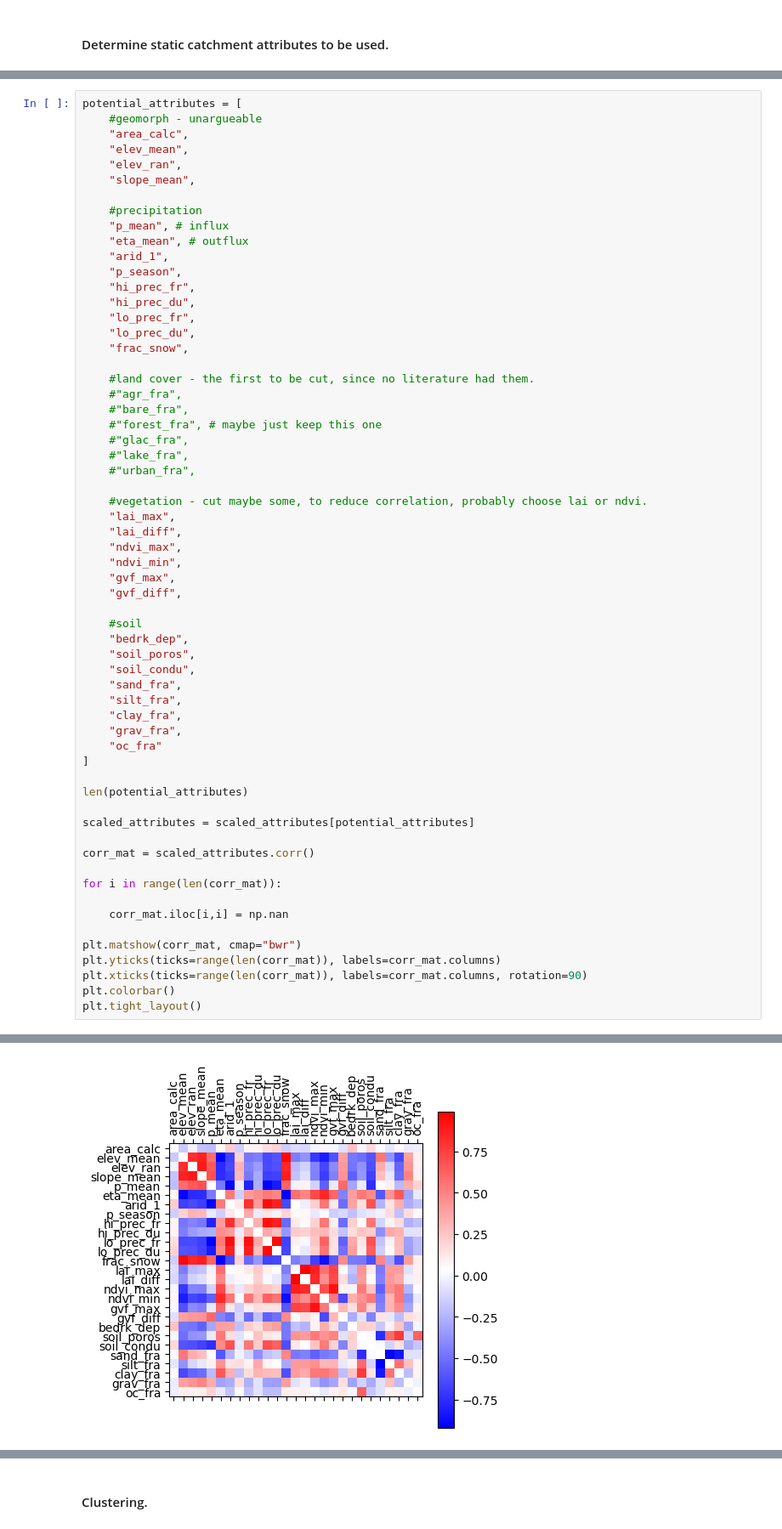
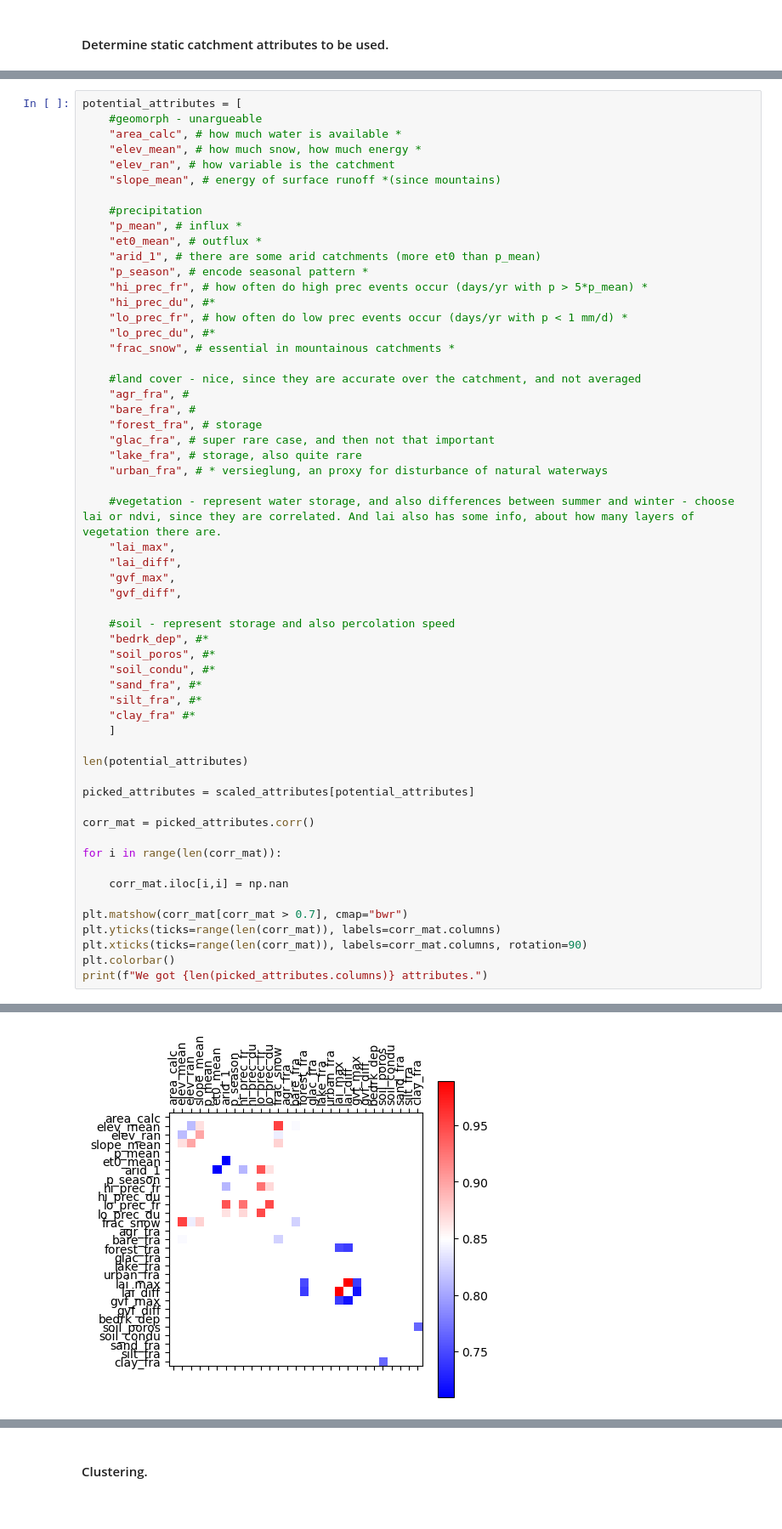
Before and after one commit to tripleUU-U/lamah-ce_lstm, a Jupyter notebook: preprocessing/make_splits.ipynb, the cells around one changed output, grey strips where cells are left out. Shown at 85% size. Cells and saved outputs as stored; diff of their text form.

```diff
--- a/preprocessing/make_splits.ipynb
+++ b/preprocessing/make_splits.ipynb
@@ -74,62 +53,58 @@ Index(['area_calc', 'elev_mean', 'elev_med', 'elev_std', 'elev_ran',
 # %%
 potential_attributes = [
     #geomorph - unargueable
-    "area_calc",
-    "elev_mean",
-    "elev_ran",
-    "slope_mean",
+    "area_calc", # how much water is available *
+    "elev_mean", # how much snow, how much energy *
+    "elev_ran", # how variable is the catchment
+    "slope_mean", # energy of surface runoff *(since mountains)
 
     #precipitation
-    "p_mean", # influx
-    "eta_mean", # outflux
-    "arid_1",
-    "p_season",
-    "hi_prec_fr",
-    "hi_prec_du",
-    "lo_prec_fr",
-    "lo_prec_du",
-    "frac_snow",
+    "p_mean", # influx *
+    "et0_mean", # outflux *
+    "arid_1", # there are some arid catchments (more et0 than p_mean)
+    "p_season", # encode seasonal pattern *
+    "hi_prec_fr", # how often do high prec events occur (days/yr with p > 5*p_mean) *
+    "hi_prec_du", #*
+    "lo_prec_fr", # how often do low prec events occur (days/yr with p < 1 mm/d) *
+    "lo_prec_du", #*
+    "frac_snow", # essential in mountainous catchments *
 
-    #land cover - the first to be cut, since no literature had them.
-    #"agr_fra",
-    #"bare_fra",
-    #"forest_fra", # maybe just keep this one
-    #"glac_fra",
-    #"lake_fra",
-    #"urban_fra",
+    #land cover - nice, since they are accurate over the catchment, and not averaged
+    "agr_fra", #
+    "bare_fra", #
+    "forest_fra", # storage
+    "glac_fra", # super rare case, and then not that important
+    "lake_fra", # storage, also quite rare
+    "urban_fra", # * versieglung, an proxy for disturbance of natural waterways
 
-    #vegetation - cut maybe some, to reduce correlation, probably choose lai or ndvi.
+    #vegetation - represent water storage, and also differences between summer and winter - choose lai or ndvi, since they are correlated. And lai also has some info, about how many layers of vegetation there are.
     "lai_max",
     "lai_diff",
-    "ndvi_max",
-    "ndvi_min",
     "gvf_max",
     "gvf_diff",
 
-    #soil
-    "bedrk_dep",
-    "soil_poros",
-    "soil_condu",
-    "sand_fra",
-    "silt_fra",
-    "clay_fra",
-    "grav_fra",
-    "oc_fra"
-]
+    #soil - represent storage and also percolation speed
+    "bedrk_dep", #*
+    "soil_poros", #*
+    "soil_condu", #*
+    "sand_fra", #*
+    "silt_fra", #*
+    "clay_fra" #*
+    ]
 
 len(potential_attributes)
 
-scaled_attributes = scaled_attributes[potential_attributes]
+picked_attributes = scaled_attributes[potential_attributes]
 
-corr_mat = scaled_attributes.corr()
+corr_mat = picked_attributes.corr()
 
 for i in range(len(corr_mat)):
 
     corr_mat.iloc[i,i] = np.nan
 
-plt.matshow(corr_mat, cmap="bwr")
+plt.matshow(corr_mat[corr_mat > 0.7], cmap="bwr")
 plt.yticks(ticks=range(len(corr_mat)), labels=corr_mat.columns)
 plt.xticks(ticks=range(len(corr_mat)), labels=corr_mat.columns, rotation=90)
 plt.colorbar()
-plt.tight_layout()
+print(f"We got {len(picked_attributes.columns)} attributes.")
 # %% [output]
@@ -136 +112 @@ plt.tight_layout()
-[figure, old version]
+[figure, new version]
```
Also changed, not shown: parts of 22 cells of this notebook, 3 other files.
